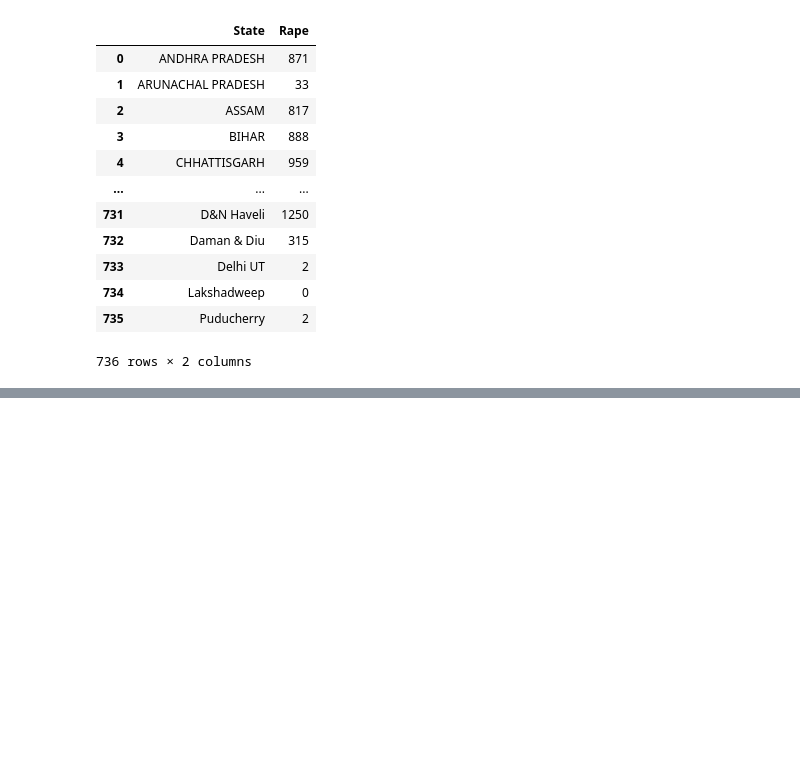
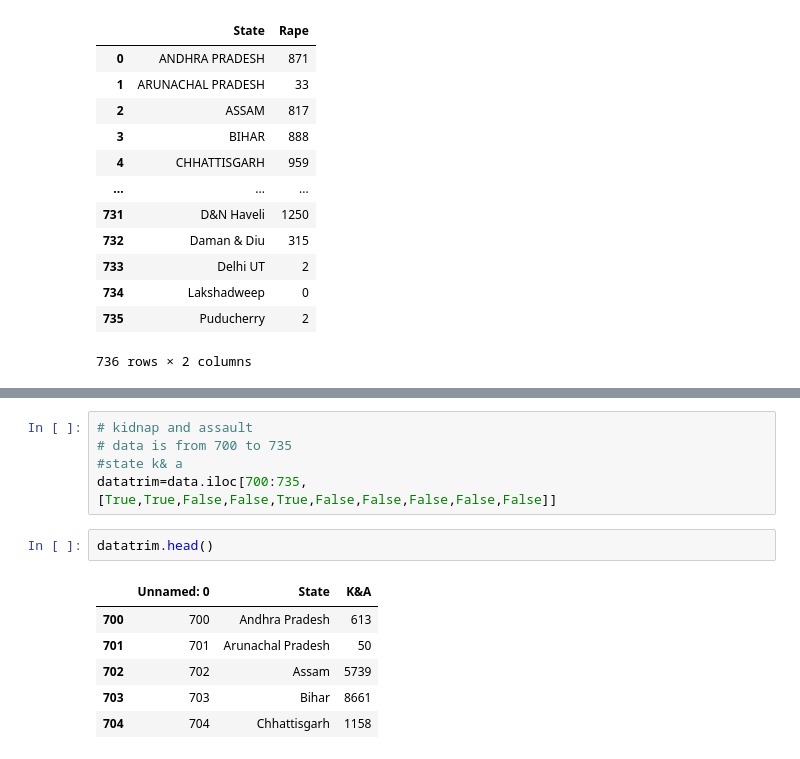
Before and after one commit to MimoHasPurpose/Exploration, a Jupyter notebook: seaborn/research/rape.ipynb, the cells around one changed output, grey strips where cells are left out. Cells and saved outputs as stored; diff of their text form; blank space fills up the shorter version.

```diff
--- a/seaborn/research/rape.ipynb
+++ b/seaborn/research/rape.ipynb
@@ -64,3 +79,17 @@ data.tail(10)
 | 733 | 733 | Delhi UT | 2021 | 2 | 1 | 0 | 5 | 1 | 9 | 0 |
 | 734 | 734 | Lakshadweep | 2021 | 0 | 0 | 0 | 1 | 1 | 3 | 0 |
 | 735 | 735 | Puducherry | 2021 | 2 | 0 | 2 | 31 | 3 | 12 | 0 |
+# %%
+# kidnap and assault
+# data is from 700 to 735
+#state k& a
+datatrim=data.iloc[700:735,[True,True,False,False,True,False,False,False,False,False]]
+# %%
+datatrim.head()
+# %% [output]
+|  | Unnamed: 0 | State | K&A |
+| 700 | 700 | Andhra Pradesh | 613 |
+| 701 | 701 | Arunachal Pradesh | 50 |
+| 702 | 702 | Assam | 5739 |
+| 703 | 703 | Bihar | 8661 |
+| 704 | 704 | Chhattisgarh | 1158 |
```
Also changed, not shown: parts of 3 cells of this notebook.
